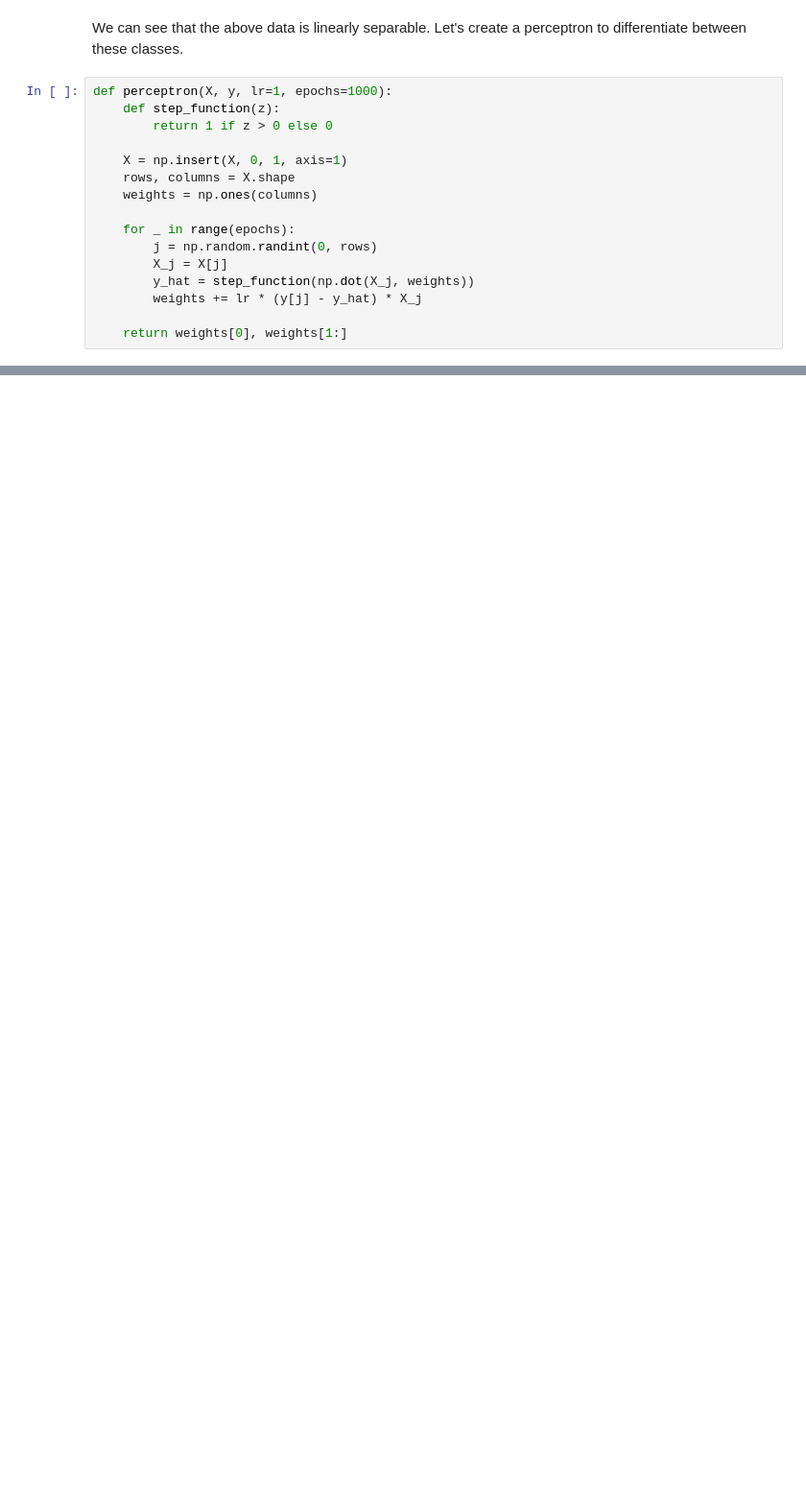
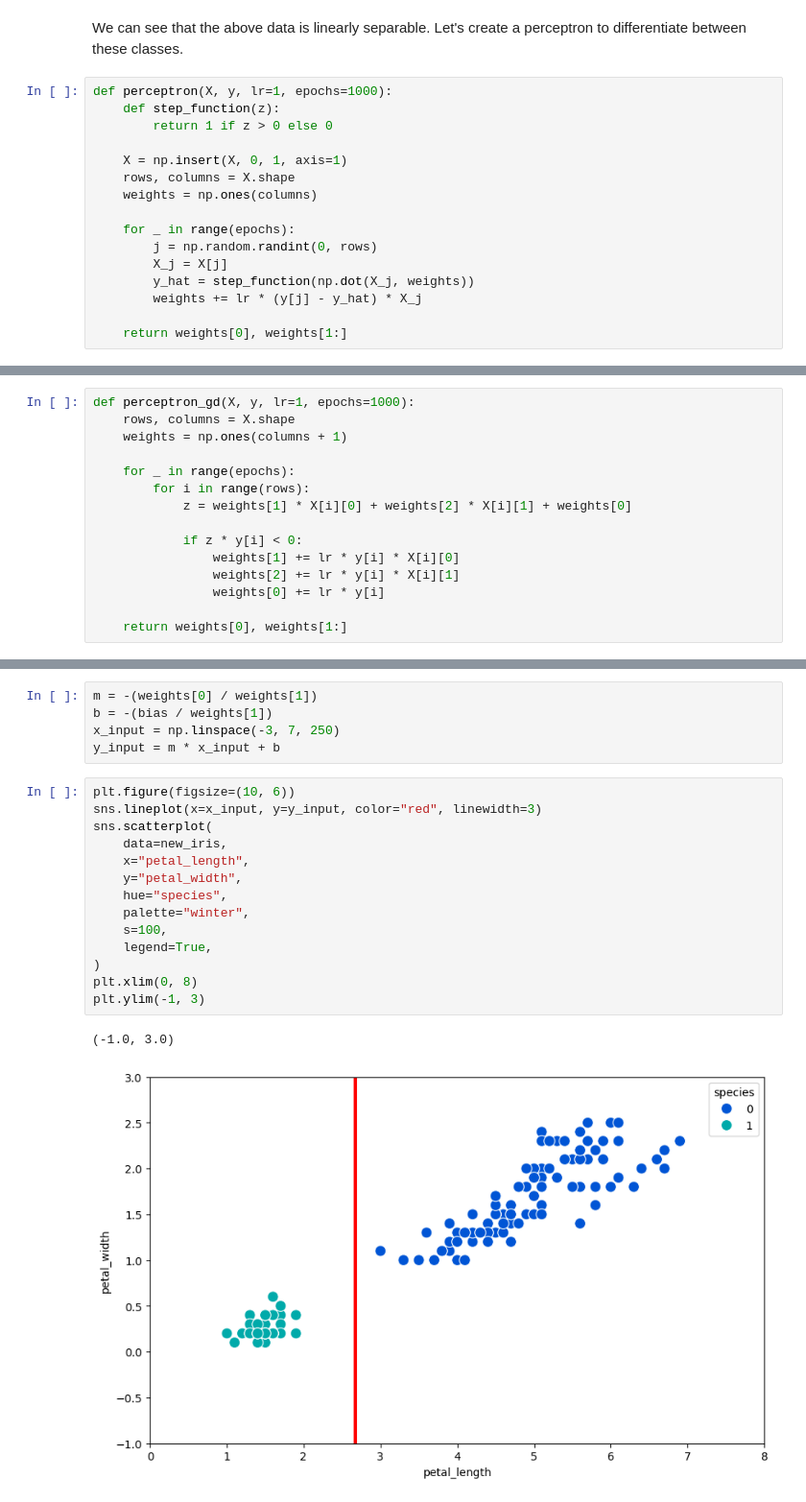
Before and after one commit to itsanishsingh/task-basic-ann, a Jupyter notebook: task_basic_ann.ipynb, the cells around one changed output, grey strips where cells are left out. Shown at 96% size. Saved outputs shown, nothing was run; the diff lists cells and outputs as text; blank space fills up the shorter version.

```diff
--- a/task_basic_ann.ipynb
+++ b/task_basic_ann.ipynb
@@ -81,0 +102,15 @@ The above line represents a perceptron dividing the dataset. This is a simple pe
+# %%
+def perceptron_gd(X, y, lr=1, epochs=1000):
+    rows, columns = X.shape
+    weights = np.ones(columns + 1)
+
+    for _ in range(epochs):
+        for i in range(rows):
+            z = weights[1] * X[i][0] + weights[2] * X[i][1] + weights[0]
+
+            if z * y[i] < 0:
+                weights[1] += lr * y[i] * X[i][0]
+                weights[2] += lr * y[i] * X[i][1]
+                weights[0] += lr * y[i]
+
+    return weights[0], weights[1:]
@@ -81,0 +123,22 @@ The above line represents a perceptron dividing the dataset. This is a simple pe
+# %%
+m = -(weights[0] / weights[1])
+b = -(bias / weights[1])
+x_input = np.linspace(-3, 7, 250)
+y_input = m * x_input + b
+# %%
+plt.figure(figsize=(10, 6))
+sns.lineplot(x=x_input, y=y_input, color="red", linewidth=3)
+sns.scatterplot(
+    data=new_iris,
+    x="petal_length",
+    y="petal_width",
+    hue="species",
+    palette="winter",
+    s=100,
+    legend=True,
+)
+plt.xlim(0, 8)
+plt.ylim(-1, 3)
+# %% [output]
+(-1.0, 3.0)
+[figure, added]
```
Also changed, not shown: parts of 12 cells of this notebook.
